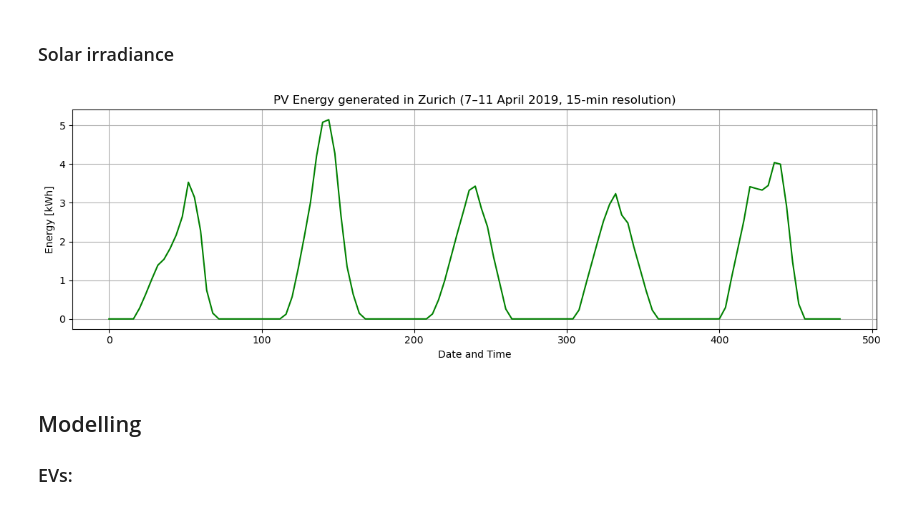
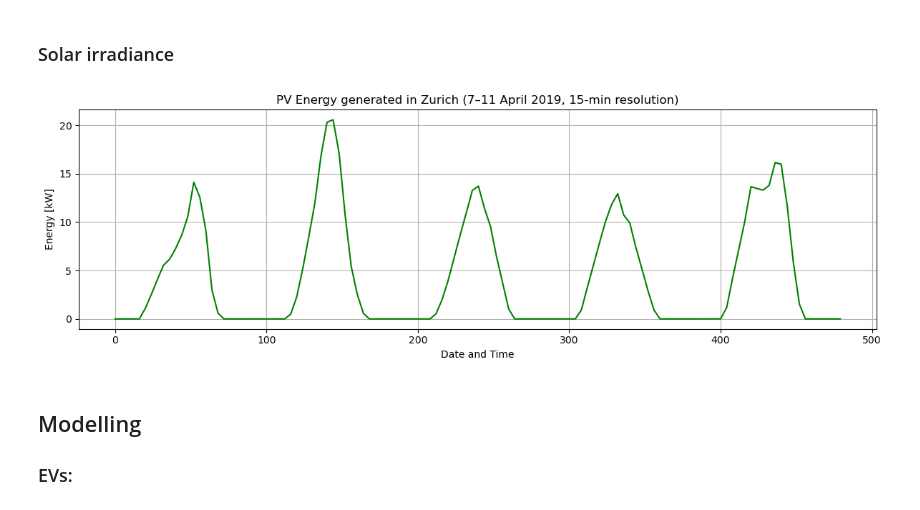
Before and after one commit to mauriacantoine/OptiDemandResponse, a Jupyter notebook: Project.ipynb, the cells around one changed output. Drawn from its saved outputs; the diff is of its cells as text; code cells hidden in the pictures.

```diff
--- a/Project.ipynb
+++ b/Project.ipynb
@@ -119,21 +119,21 @@ temperature_data.head()
 # %%
 solar_energy = pd.read_csv('Solar_Energy_Zurich_15min.csv') #kWh/m²
 PV_area = 200 # m²
 PV_efficiency = 0.2 # 20% efficiency
-PV_elec = solar_energy['Energy [kWh/m²]'] * PV_area * PV_efficiency # kWh
+PV_elec = solar_energy['Energy [kWh/m²]'] * PV_area * PV_efficiency *4 # kWh , *4 pour l avoir en kW.
 PV_elec = np.array(PV_elec)
 
 # Plot the solar energy (kWh) at 15-minute intervals
 plt.figure(figsize=(12, 4))
 plt.plot(solar_energy.index, PV_elec, color='green')
 plt.title('PV Energy generated in Zurich (7–11 April 2019, 15-min resolution)')
 plt.xlabel('Date and Time')
-plt.ylabel('Energy [kWh]')
+plt.ylabel('Energy [kW]')
 plt.grid(True)
 plt.tight_layout()
 plt.show()
 # %% [output]
-[figure, old version]
+[figure, new version]
 # %% [markdown]
 ## Modelling
 
```
Also changed, not shown: parts of 8 cells of this notebook, 1 other file.
